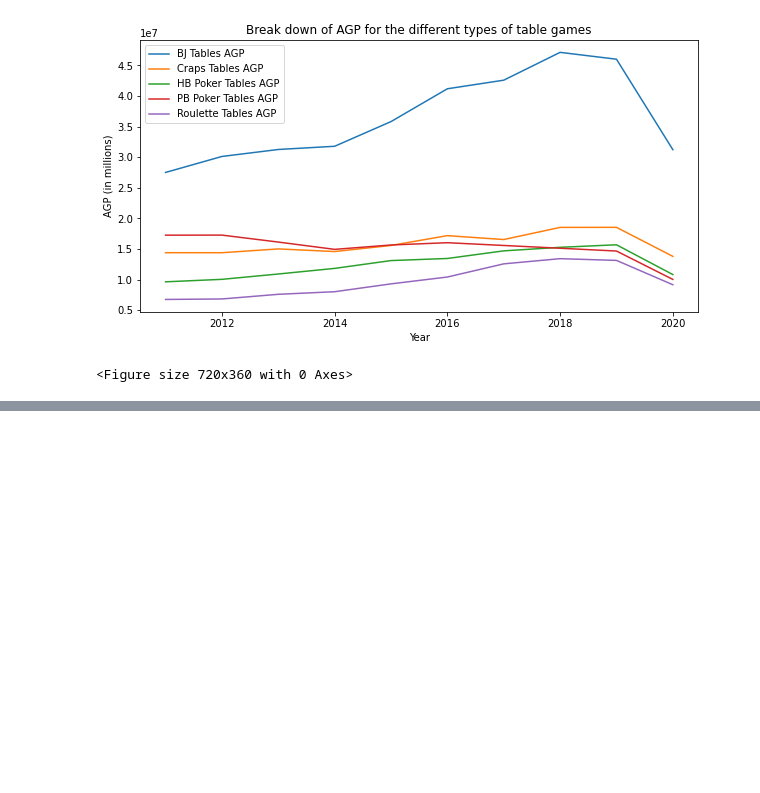
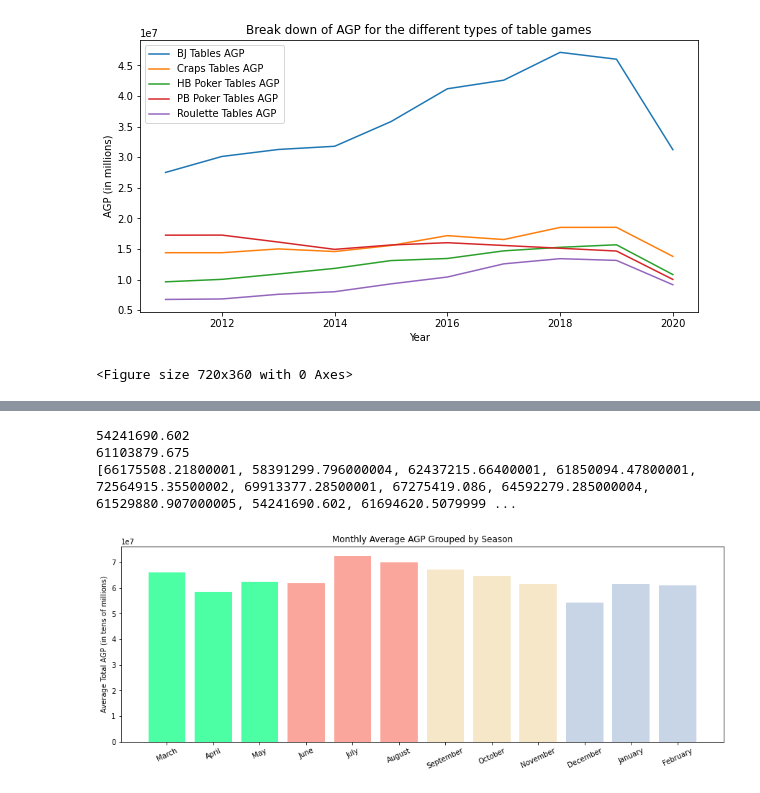
Before and after one commit to MattsonCam/Casino_Royale, a Jupyter notebook: casino_royale.ipynb, the cells around one changed output, grey strips where cells are left out. Cells and saved outputs as stored; diff of their text form; code cells hidden in the pictures; blank space fills up the shorter version.

```diff
--- a/casino_royale.ipynb
+++ b/casino_royale.ipynb
@@ -586,0 +638,52 @@ plt.savefig('neuralnet_acc')
+# %%
+
+seaave=state_totals.dropna(axis=0)
+
+
+nov=seaave[seaave['month'].str.contains('NOV')]
+#seaave=seaave[:,'Slots Total AGP'].to_numpy().flatten(order='F')
+dec=seaave[seaave['month'].str.contains('DEC')]
+jan=seaave[seaave['month'].str.contains('JANUARY')]
+feb=seaave[seaave['month'].str.contains('FEB')]
+mar=seaave[seaave['month'].str.contains('MARCH')]
+apr=seaave[seaave['month'].str.contains('APRI')]
+may=seaave[seaave['month'].str.contains('MAY')]
+jun=seaave[seaave['month'].str.contains('JUNE')]
+jul=seaave[seaave['month'].str.contains('JULY')]
+aug=seaave[seaave['month'].str.contains('AUGUST')]
+sep=seaave[seaave['month'].str.contains('SEPT')]
+octo=seaave[seaave['month'].str.contains('OCTO')]
+decave=dec['Slots Total AGP'].mean()
+
+janave=jan['Total Devices Total AGP'].mean()
+febave=feb['Total Devices Total AGP'].mean()
+marave=mar['Total Devices Total AGP'].mean()
+aprave=apr['Total Devices Total AGP'].mean()
+mayave=may['Total Devices Total AGP'].mean()
+junave=jun['Total Devices Total AGP'].mean()
+julave=jul['Total Devices Total AGP'].mean()
+augave=aug['Total Devices Total AGP'].mean()
+sepave=sep['Total Devices Total AGP'].mean()
+octoave=octo['Total Devices Total AGP'].mean()
+novave=nov['Total Devices Total AGP'].mean()
+print(decave)
+print(febave)
+
+df2=[marave,aprave,mayave,junave,julave,augave,sepave,octoave,novave,decave,janave,febave]
+print(df2)
+objects = ('February', "January", "December" ,"November", "October","September",'August', 'July', 'June', 'May', 'April', 'March' )
+objects = ('March', "April", "May" ,"June", "July","August",'September', 'October', 'November', 'December', 'January', 'February' )
+y_pos = np.arange(len(objects))
+performance = df2
+
+plt.bar(y_pos, performance, align='center', alpha=0.7, color=['springgreen', 'springgreen', 'springgreen','salmon','salmon','salmon','wheat', 'wheat','wheat','lightsteelblue', 'lightsteelblue', 'lightsteelblue'])
+plt.xticks(y_pos, objects, rotation=25)
+plt.ylabel('Average Total AGP (in tens of millions)')
+plt.title('Monthly Average AGP Grouped by Season')
+plt.savefig('barchart.png')
+plt.show()
+# %% [output]
+54241690.602
+61103879.675
+[66175508.21800001, 58391299.796000004, 62437215.66400001, 61850094.47800001, 72564915.35500002, 69913377.28500001, 67275419.086, 64592279.285000004, 61529880.907000005, 54241690.602, 61694620.5079999 ...
+[figure, added]
```
Also changed, not shown: parts of 10 cells of this notebook.
